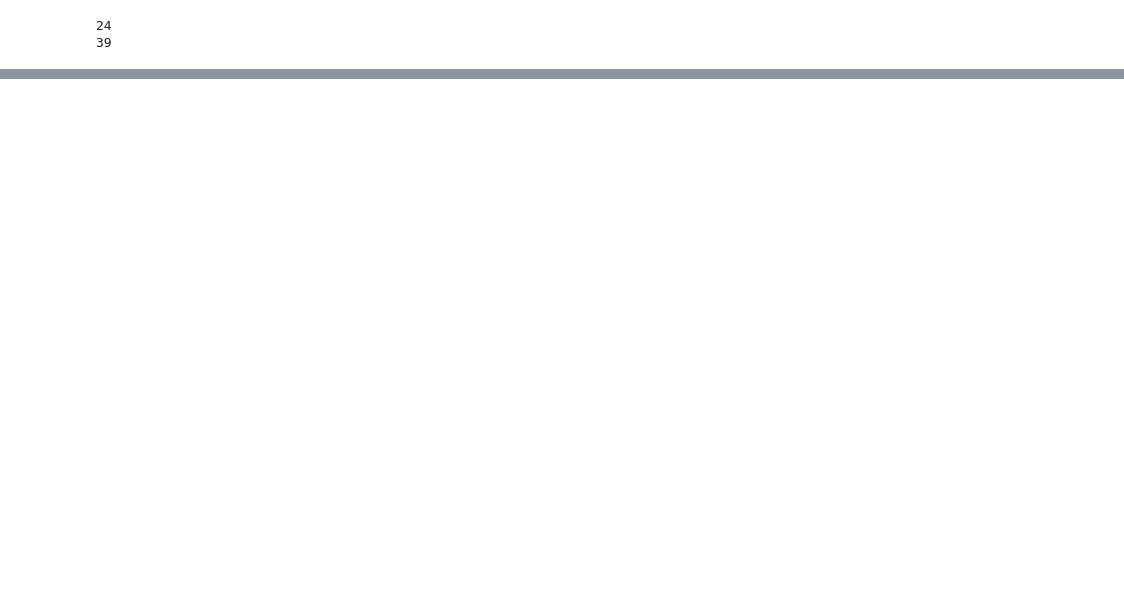
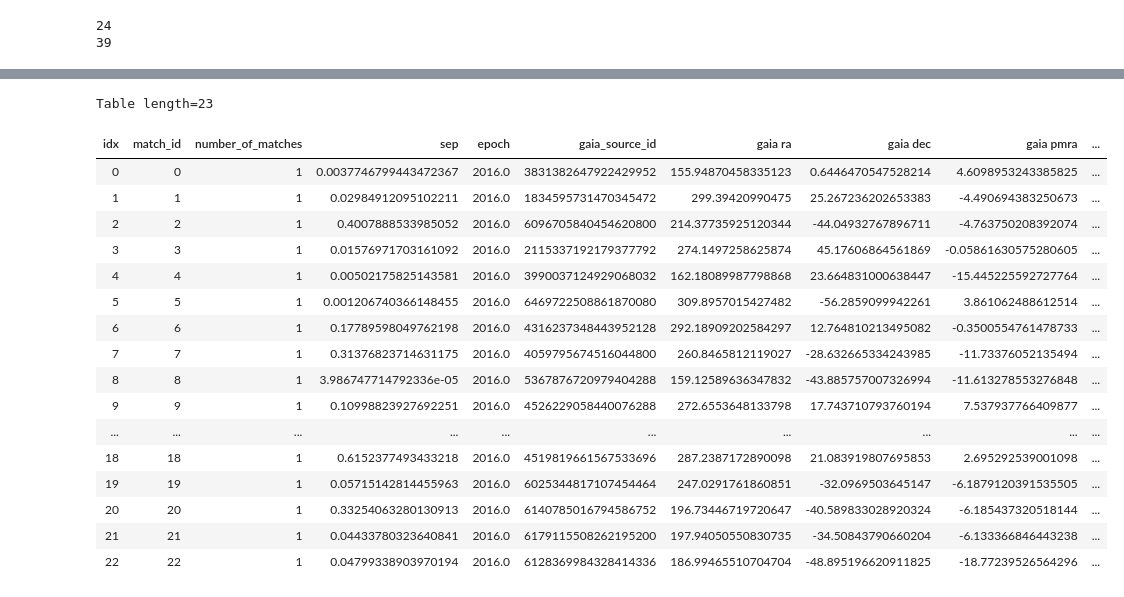
Before and after one commit to AnnikaDeutsch/Binary-Pulsar-Distances, a Jupyter notebook: Binary_Pulsar_Distances/gaia_to_pulsar.ipynb, the cells around one changed output, grey strips where cells are left out. Saved outputs shown, nothing was run; the diff lists cells and outputs as text; code cells hidden in the pictures; blank space fills up the shorter version.

```diff
--- a/Binary_Pulsar_Distances/gaia_to_pulsar.ipynb
+++ b/Binary_Pulsar_Distances/gaia_to_pulsar.ipynb
@@ -250,0 +269,29 @@ Table length=21
+# %%
+# match table to store all matches in
+matches = Table(names=('match_id', 'number_of_matches', 'sep', 'epoch', 'gaia_source_id', 'gaia ra', 'gaia dec',
+                        'gaia pmra','gaia pmdec', 'gaia parallax', 'psr name', 'psr ra', 'psr dec', 'psr pmra', 'psr pmdec'),
+                        dtype=(np.int64, np.int64, np.float64, np.float64, np.int64, np.float64, np.float64, np.float64,
+                                np.float64, np.float64, 'S2', np.float64, np.float64, np.float64, np.float64))
+
+
+gaia_crossmatch_atnf(matches, results1, atnf_table, mode='atnf_translate')
+matches.show_in_notebook()
+# %% [output]
+Table length=23
+| idx | match_id | number_of_matches | sep | epoch | gaia_source_id | gaia ra | gaia dec | gaia pmra | ... |
+| 0 | 0 | 1 | 0.0037746799443472367 | 2016.0 | 3831382647922429952 | 155.94870458335123 | 0.6446470547528214 | 4.6098953243385825 | ... |
+| 1 | 1 | 1 | 0.02984912095102211 | 2016.0 | 1834595731470345472 | 299.39420990475 | 25.267236202653383 | -4.490694383250673 | ... |
+| 2 | 2 | 1 | 0.4007888533985052 | 2016.0 | 6096705840454620800 | 214.37735925120344 | -44.04932767896711 | -4.763750208392074 | ... |
+| 3 | 3 | 1 | 0.01576971703161092 | 2016.0 | 2115337192179377792 | 274.1497258625874 | 45.17606864561869 | -0.05861630575280605 | ... |
+| 4 | 4 | 1 | 0.00502175825143581 | 2016.0 | 3990037124929068032 | 162.18089987798868 | 23.664831000638447 | -15.445225592727764 | ... |
+| 5 | 5 | 1 | 0.001206740366148455 | 2016.0 | 6469722508861870080 | 309.8957015427482 | -56.2859099942261 | 3.861062488612514 | ... |
+| 6 | 6 | 1 | 0.17789598049762198 | 2016.0 | 4316237348443952128 | 292.18909202584297 | 12.764810213495082 | -0.3500554761478733 | ... |
+| 7 | 7 | 1 | 0.31376823714631175 | 2016.0 | 4059795674516044800 | 260.8465812119027 | -28.632665334243985 | -11.73376052135494 | ... |
+| 8 | 8 | 1 | 3.986747714792336e-05 | 2016.0 | 5367876720979404288 | 159.12589636347832 | -43.885757007326994 | -11.613278553276848 | ... |
+| 9 | 9 | 1 | 0.10998823927692251 | 2016.0 | 4526229058440076288 | 272.6553648133798 | 17.743710793760194 | 7.537937766409877 | ... |
+| ... | ... | ... | ... | ... | ... | ... | ... | ... | ... |
+| 18 | 18 | 1 | 0.6152377493433218 | 2016.0 | 4519819661567533696 | 287.2387172890098 | 21.083919807695853 | 2.695292539001098 | ... |
+| 19 | 19 | 1 | 0.05715142814455963 | 2016.0 | 6025344817107454464 | 247.0291761860851 | -32.0969503645147 | -6.1879120391535505 | ... |
+| 20 | 20 | 1 | 0.33254063280130913 | 2016.0 | 6140785016794586752 | 196.73446719720647 | -40.589833028920324 | -6.185437320518144 | ... |
+| 21 | 21 | 1 | 0.04433780323640841 | 2016.0 | 6179115508262195200 | 197.94050550830735 | -34.50843790660204 | -6.133366846443238 | ... |
+| 22 | 22 | 1 | 0.04799338903970194 | 2016.0 | 6128369984328414336 | 186.99465510704704 | -48.895196620911825 | -18.77239526564296 | ... |
```
Also changed, not shown: parts of 9 cells of this notebook, 2 other files.
